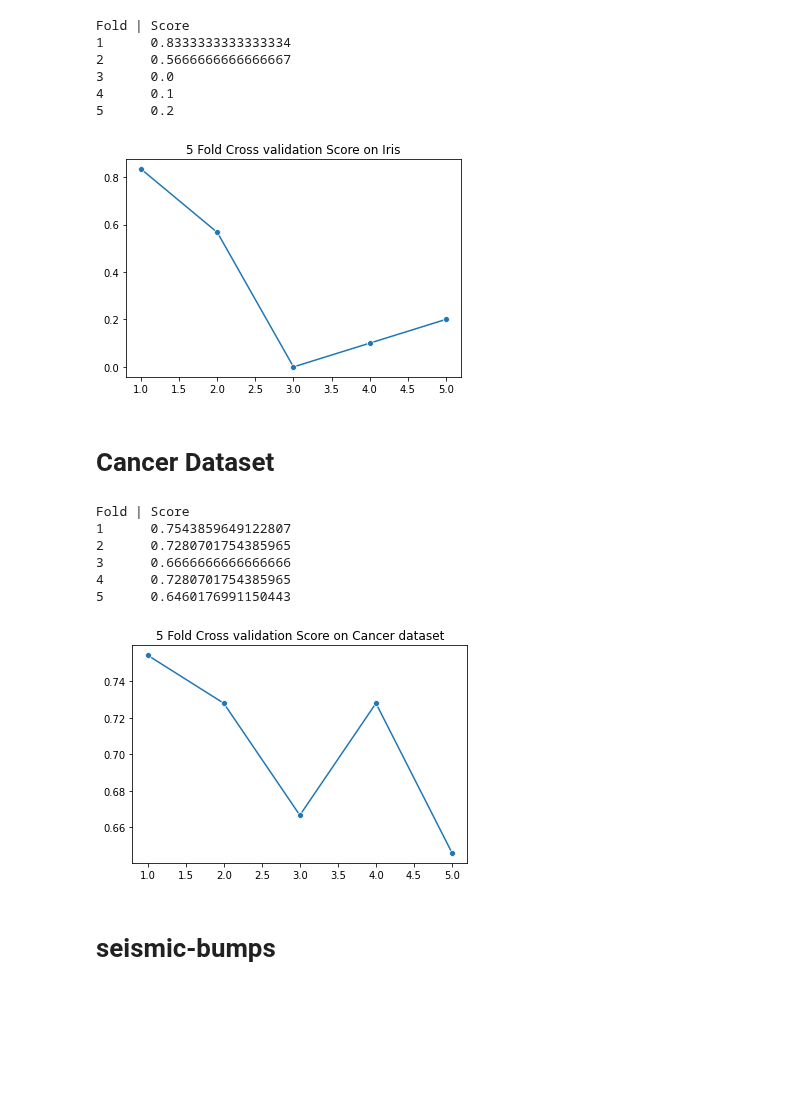
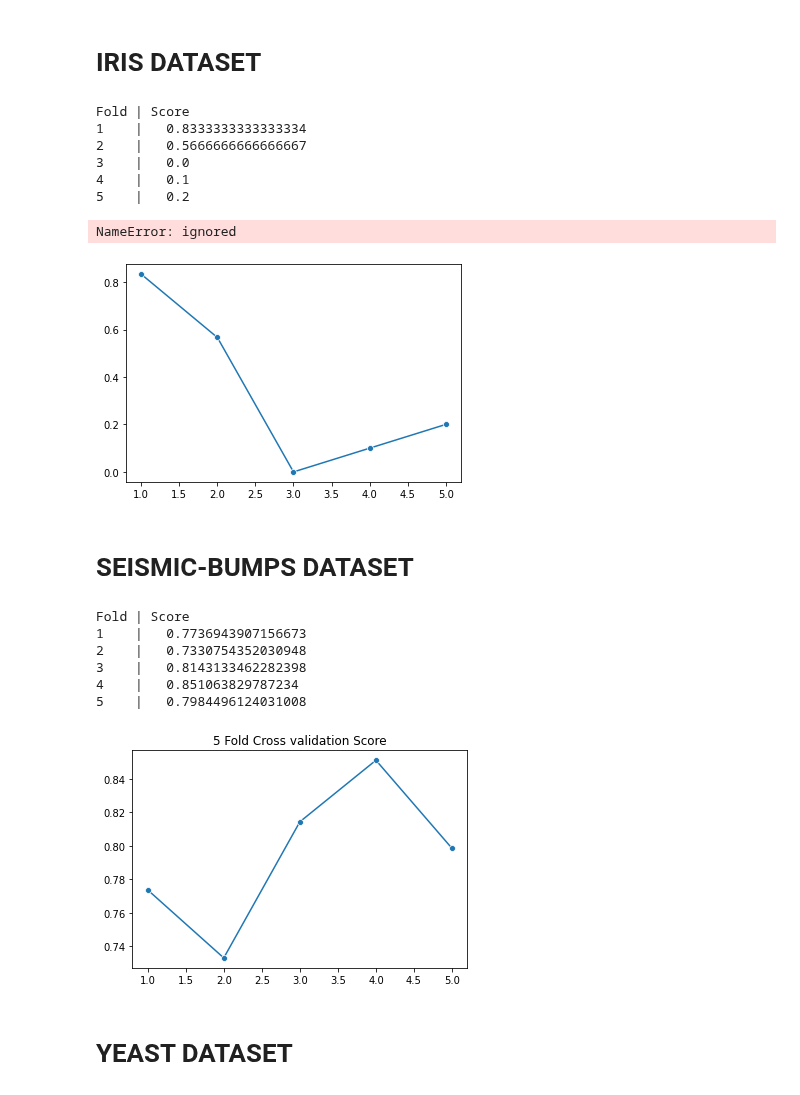
Before and after one commit to rajeshsharma98/Algorithms_from_scratch, a Jupyter notebook: Sparse_Representation_based_Classification/SRC.ipynb, the cells around one changed output. Drawn from its saved outputs; the diff is of its cells as text; code cells hidden in the pictures; blank space fills up the shorter version.

```diff
--- a/Sparse_Representation_based_Classification/SRC.ipynb
+++ b/Sparse_Representation_based_Classification/SRC.ipynb
@@ -16,3 +97,5 @@ from sklearn.preprocessing import LabelEncoder
+# %% [markdown]
+# IRIS DATASET
 # %%
 df = pd.read_csv('Iris.csv').drop('Id', axis = 1)
 df[['SepalLengthCm', 'SepalWidthCm', 'PetalLengthCm', 'PetalWidthCm',]] = StandardScaler().fit_transform(df[['SepalLengthCm', 'SepalWidthCm', 'PetalLengthCm', 'PetalWidthCm',]])
@@ -30,63 +113,53 @@ for train_index, test_index in cf.split(df):
   class_alphas = dict()
   features = set((train.index.values))
   for class_name in train.index.values:
     train_t = train.copy()
     features.remove(class_name)
     train_t.loc[list(features), train_t.columns] = [0 for i in range(train_t.loc[class_name, train_t.columns].shape[1])]
     features.add(class_name)
     class_alphas[class_name] = np.dot(train_t.T, alpha.T)
 
 
   Y_pred = []
   for i in range(test.values.shape[0]):
     closest_class = None
     min_dist = math.inf
     for k, v in class_alphas.items():
       d = ((test.values[i] - class_alphas[k].T[i])**2).sum()**0.5
       if d < min_dist:
         closest_class = k
         min_dist = d
     Y_pred.append(closest_class)
   score_1 = (np.array(Y_pred) == test.index.values).sum() / test.shape[0]
   score[fold] = score_1
   fold += 1
 
 print("Fold | Score")
 for k, v in score.items():
-  print(k,"    ", v)
+  print(k,"   |  ", v)
+sns.lineplot(x=list(score.keys()), y=list(score.values()), marker="o")
 
-sns.lineplot(x=list(score.keys()), y=list(score.values()), marker="o")
-plt.title("5 Fold Cross validation Score on Iris")
+Plt.title("5 Fold Cross validation Score")
 plt.show()
 # %% [output]
 Fold | Score
-1      0.8333333333333334
-2      0.5666666666666667
-3      0.0
-4      0.1
-5      0.2
+1    |   0.8333333333333334
+2    |   0.5666666666666667
+3    |   0.0
+4    |   0.1
+5    |   0.2
+NameError: ignored
-[figure, old version]
+[figure, new version]
-# %% [markdown]
-# Cancer Dataset
+# %% [markdown]
+# SEISMIC-BUMPS DATASET
 # %%
-df = pd.read_csv('cancer.csv').drop('id', axis = 1).drop('Unnamed: 32', axis = 1)
-df[['radius_mean', 'texture_mean', 'perimeter_mean',
-       'area_mean', 'smoothness_mean', 'compactness_mean', 'concavity_mean',
-       'concave points_mean', 'symmetry_mean', 'fractal_dimension_mean',
-       'radius_se', 'texture_se', 'perimeter_se', 'area_se', 'smoothness_se',
-       'compactness_se', 'concavity_se', 'concave points_se', 'symmetry_se',
-       'fractal_dimension_se', 'radius_worst', 'texture_worst',
-       'perimeter_worst', 'area_worst', 'smoothness_worst',
-       'compactness_worst', 'concavity_worst', 'concave points_worst',
-       'symmetry_worst', 'fractal_dimension_worst']] = StandardScaler().fit_transform(df[['radius_mean', 'texture_mean', 'perimeter_mean',
-       'area_mean', 'smoothness_mean', 'compactness_mean', 'concavity_mean',
-       'concave points_mean', 'symmetry_mean', 'fractal_dimension_mean',
-       'radius_se', 'texture_se', 'perimeter_se', 'area_se', 'smoothness_se',
-       'compactness_se', 'concavity_se', 'concave points_se', 'symmetry_se',
-       'fractal_dimension_se', 'radius_worst', 'texture_worst',
-       'perimeter_worst', 'area_worst', 'smoothness_worst',
-       'compactness_worst', 'concavity_worst', 'concave points_worst',
-       'symmetry_worst', 'fractal_dimension_worst']])
+df = pd.read_csv('seismic-bumps.csv').drop('id', axis = 1)
+
+for i in df.columns:
+  if df[i].dtype == object:
+    df[i] = LabelEncoder().fit_transform(df[i])
+
+df[list(df.columns)[:-1]] = StandardScaler().fit_transform(df[list(df.columns)[:-1]])
 
 
 cf = KFold(n_splits=5)
@@ -94,9 +167,9 @@ score = dict()
 fold = 1
 for train_index, test_index in cf.split(df):
   train, test = df.loc[train_index], df.loc[test_index]# train_test_split(df, random_state = 58)
-  train = train.set_index('diagnosis')
-  test = test.set_index('diagnosis')
-  clf = Lasso(alpha=0.20999999999999996)
+  train = train.set_index('class')
+  test = test.set_index('class')
+  clf = Lasso(alpha=0.199)
   clf.fit(train.T, test.T)
   alpha = clf.coef_
   class_alphas = dict()
@@ -123,19 +196,19 @@ for train_index, test_index in cf.split(df):
 
 print("Fold | Score")
 for k, v in score.items():
-  print(k,"    ", v)
+  print(k,"   |  ", v)
 
 sns.lineplot(x=list(score.keys()), y=list(score.values()), marker="o")
-plt.title("5 Fold Cross validation Score on Cancer dataset")
+plt.title("5 Fold Cross validation Score")
 plt.show()
 # %% [output]
 Fold | Score
-1      0.7543859649122807
-2      0.7280701754385965
-3      0.6666666666666666
-4      0.7280701754385965
-5      0.6460176991150443
+1    |   0.7736943907156673
+2    |   0.7330754352030948
+3    |   0.8143133462282398
+4    |   0.851063829787234
+5    |   0.7984496124031008
-[figure, old version]
+[figure, new version]
-# %% [markdown]
-# seismic-bumps
+# %% [markdown]
+# YEAST DATASET
 # %%
```
Also changed, not shown: parts of 11 cells of this notebook.
